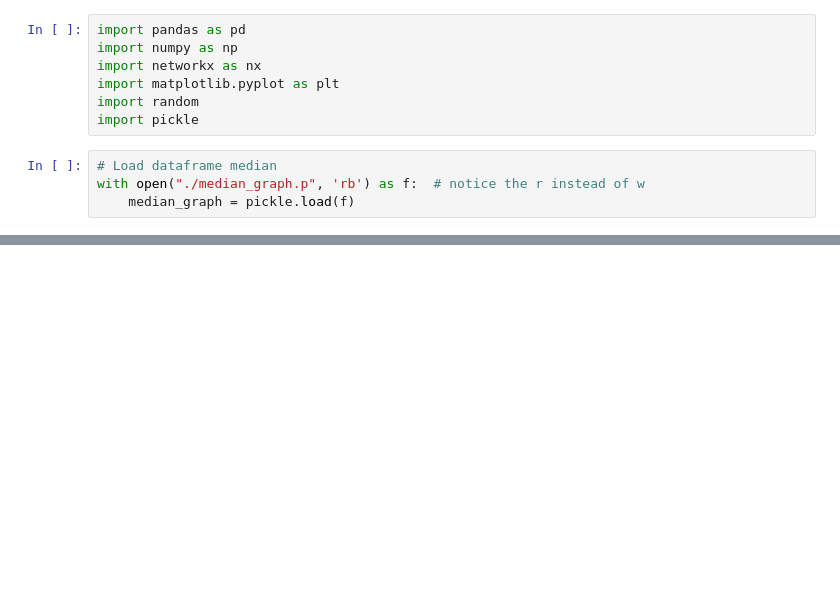
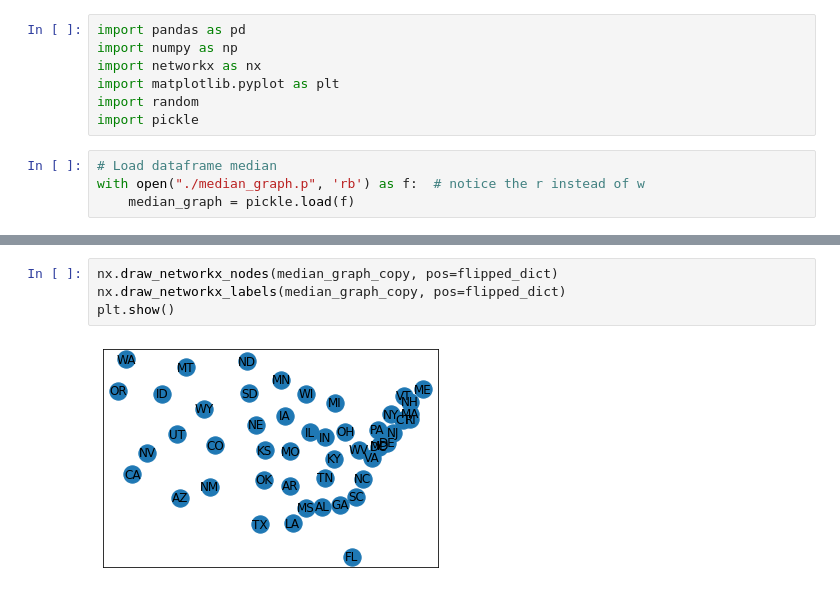
Before and after one commit to psyrgkan/NetworkAnalysis, a Jupyter notebook: draw_graph_with_pos.ipynb, the cells around one changed output, grey strips where cells are left out. Cells and saved outputs as stored; diff of their text form; blank space fills up the shorter version.

```diff
--- a/draw_graph_with_pos.ipynb
+++ b/draw_graph_with_pos.ipynb
@@ -16,0 +88,6 @@ plt.show()
+# %%
+nx.draw_networkx_nodes(median_graph_copy, pos=flipped_dict)
+nx.draw_networkx_labels(median_graph_copy, pos=flipped_dict)
+plt.show()
+# %% [output]
+[figure, added]
```
Also changed, not shown: parts of 7 cells of this notebook, 2 other files.
